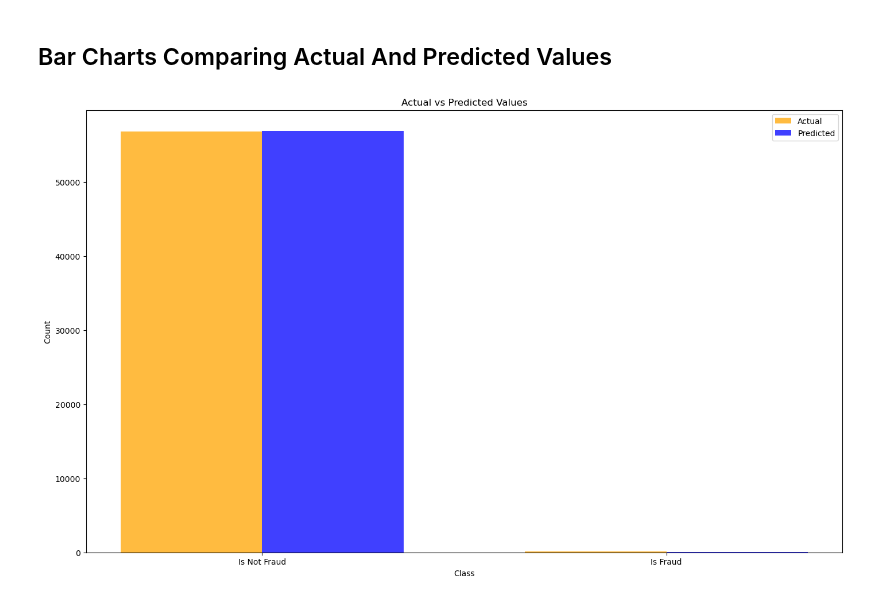
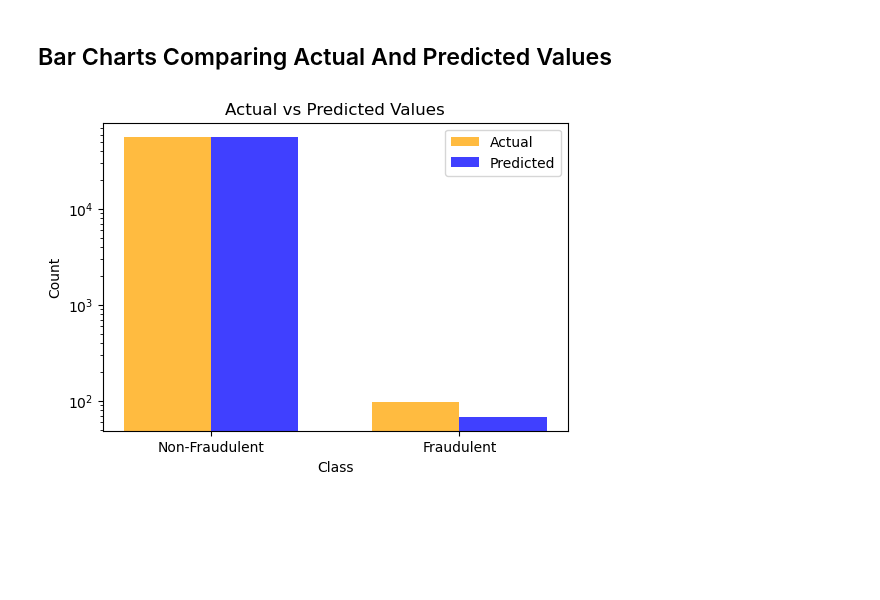
Before and after one commit to fatimzahra1/FraudDetection, a Jupyter notebook: notebook82a07f7278.ipynb, the cells around one changed output. Cells and saved outputs as stored; diff of their text form; code cells hidden in the pictures; blank space fills up the shorter version.

```diff
--- a/notebook82a07f7278.ipynb
+++ b/notebook82a07f7278.ipynb
@@ -300,28 +282,30 @@ plt.show()
 # %% [markdown]
 ## Bar Charts Comparing Actual And Predicted Values
 # %%
-labels= ['Is Not Fraud', 'Is Fraud']
+labels= ['Non-Fraudulent', 'Fraudulent']
 color= ['orange','blue']
-plt.figure(figsize=(17,10))
 
 x=np.arange(len(labels))
+plt.figure(figsize=(6,4))
+
 bar_width=0.35
 
 # Calculate the counts of actual and predicted values
 actual_counts= np.bincount(y_test)
 predicted_counts= np.bincount(y_pred)
 
 # Create a bar chart for the actual values
 plt.bar(x - bar_width/2, actual_counts, width=bar_width, label='Actual', alpha=0.75, color=color[0])
 
 # Create a bar chart for the predicted values
 plt.bar(x + bar_width/2, predicted_counts, width=bar_width, label='Predicted', alpha=0.75, color=color[1])
 
 plt.xlabel('Class')
+plt.yscale('log')
 plt.ylabel('Count')
 plt.title('Actual vs Predicted Values')
 plt.xticks(x, labels)
 plt.legend()
 plt.show()
 # %% [output]
-[figure, old version]
+[figure, new version]
```
Also changed, not shown: parts of 3 cells of this notebook.
